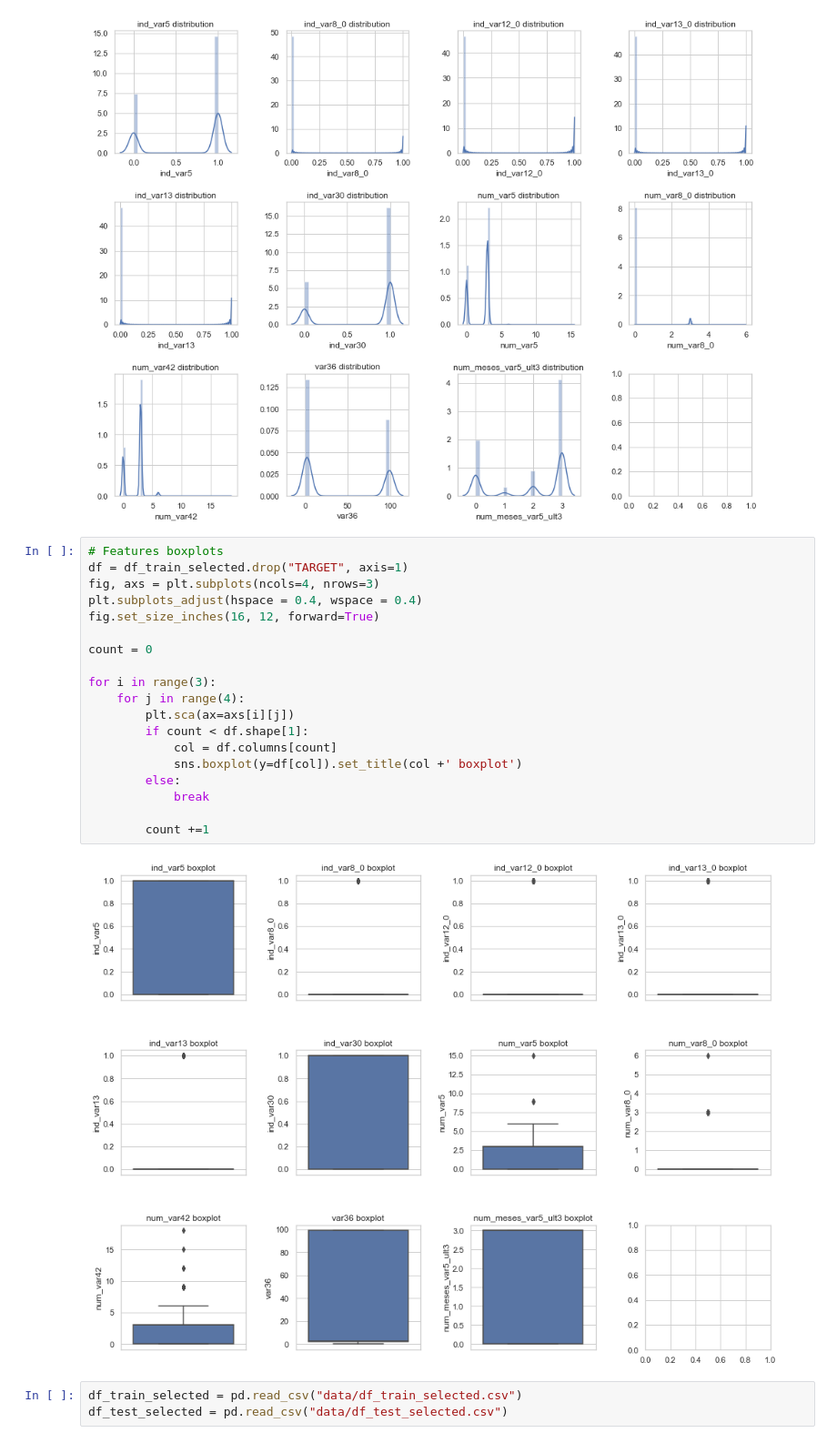
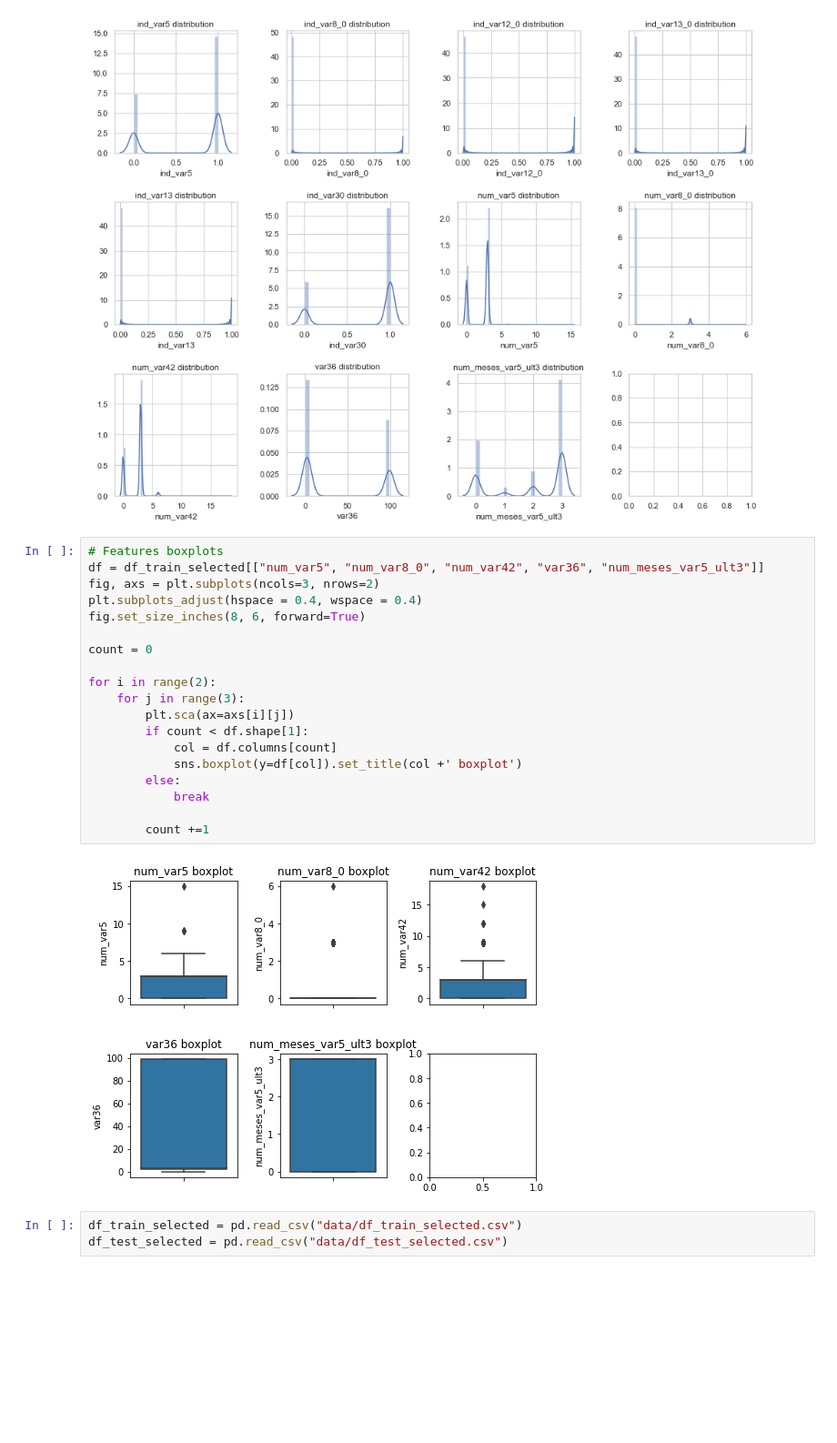
Before and after one commit to naiaraap/Predicting-Customer-Satisfaction-Level-from-Santander, a Jupyter notebook: CustomerSatisfactionLevelPrediction.ipynb, the cells around one changed output. Shown at 91% size. Saved outputs shown, nothing was run; the diff lists cells and outputs as text; blank space fills up the shorter version.

```diff
--- a/CustomerSatisfactionLevelPrediction.ipynb
+++ b/CustomerSatisfactionLevelPrediction.ipynb
@@ -300,25 +300,25 @@ for i in range(3):
 [figure]
 # %%
 # Features boxplots
-df = df_train_selected.drop("TARGET", axis=1)
-fig, axs = plt.subplots(ncols=4, nrows=3)
+df = df_train_selected[["num_var5", "num_var8_0", "num_var42", "var36", "num_meses_var5_ult3"]]
+fig, axs = plt.subplots(ncols=3, nrows=2)
 plt.subplots_adjust(hspace = 0.4, wspace = 0.4)
-fig.set_size_inches(16, 12, forward=True)
+fig.set_size_inches(8, 6, forward=True)
 
 count = 0
 
-for i in range(3):
-    for j in range(4):
+for i in range(2):
+    for j in range(3):
         plt.sca(ax=axs[i][j])
         if count < df.shape[1]:
             col = df.columns[count]
             sns.boxplot(y=df[col]).set_title(col +' boxplot')
         else:
             break
 
         count +=1
 # %% [output]
-[figure, old version]
+[figure, new version]
 # %%
 df_train_selected = pd.read_csv("data/df_train_selected.csv")
 df_test_selected = pd.read_csv("data/df_test_selected.csv")
```
Also changed, not shown: parts of 1 cell of this notebook.
